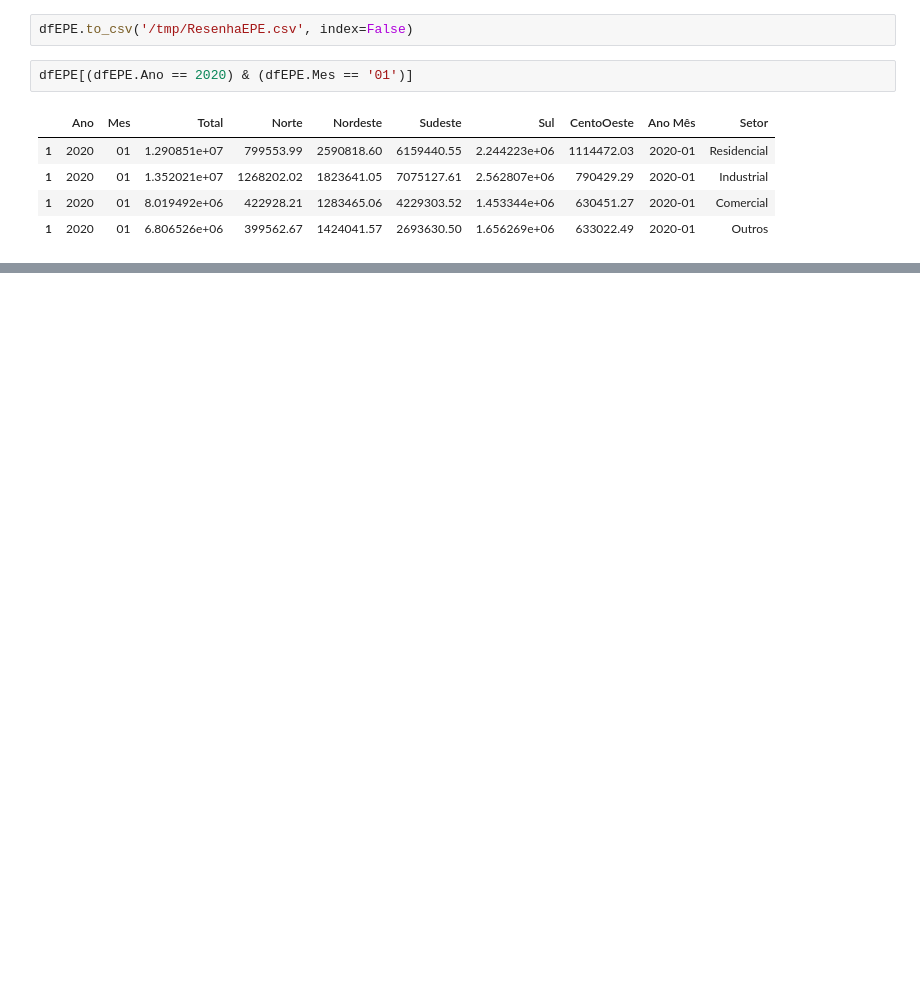
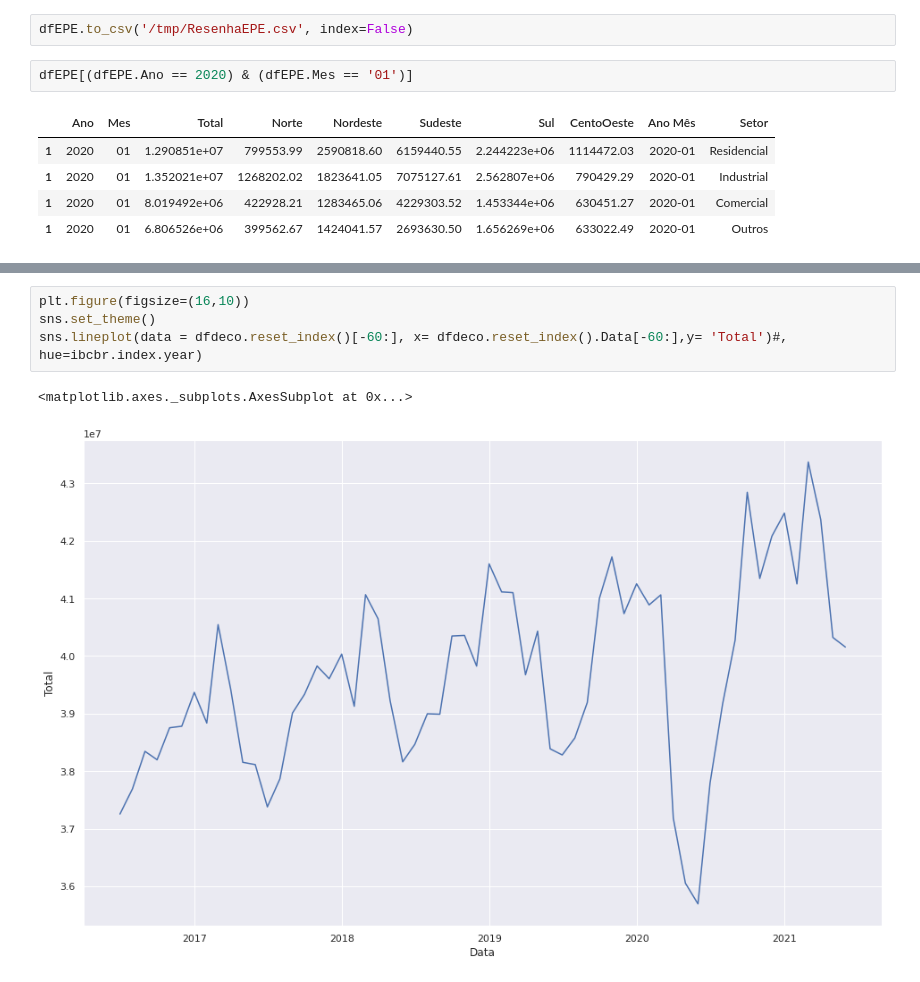
Before and after one commit to lvb86/PD_LSTM_GA, a Jupyter notebook: code/2004_2021_resenha_EPE.ipynb, the cells around one changed output, grey strips where cells are left out. Cells and saved outputs as stored; diff of their text form; blank space fills up the shorter version.

```diff
--- a/code/2004_2021_resenha_EPE.ipynb
+++ b/code/2004_2021_resenha_EPE.ipynb
@@ -98,0 +193,7 @@ dfEPE[(dfEPE.Ano == 2020) & (dfEPE.Mes == '01')]
+# %%
+plt.figure(figsize=(16,10))
+sns.set_theme()
+sns.lineplot(data = dfdeco.reset_index()[-60:], x= dfdeco.reset_index().Data[-60:],y= 'Total')#, hue=ibcbr.index.year)
+# %% [output]
+<matplotlib.axes._subplots.AxesSubplot at 0x...>
+[figure, added]
```
Also changed, not shown: parts of 9 cells of this notebook.
